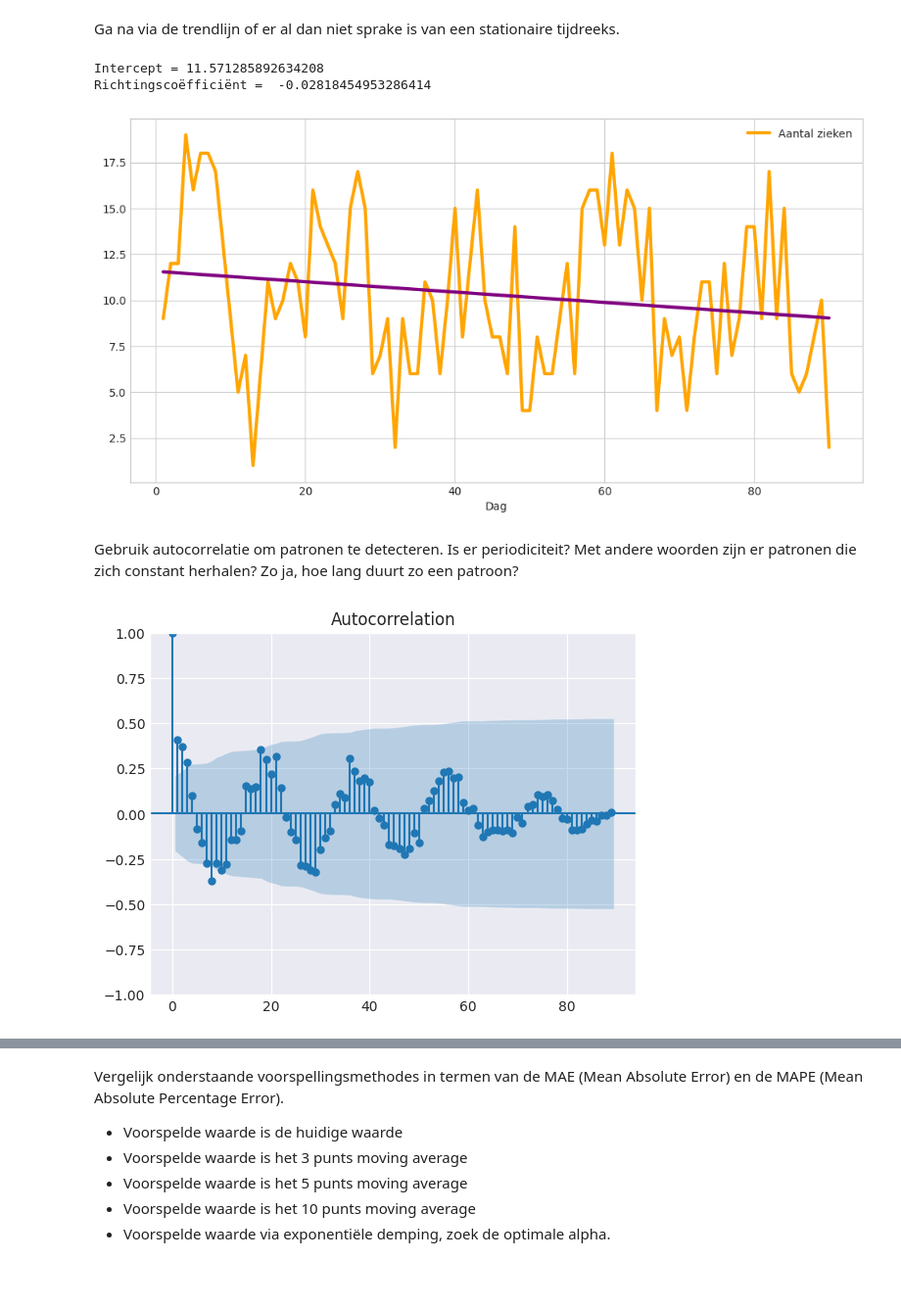
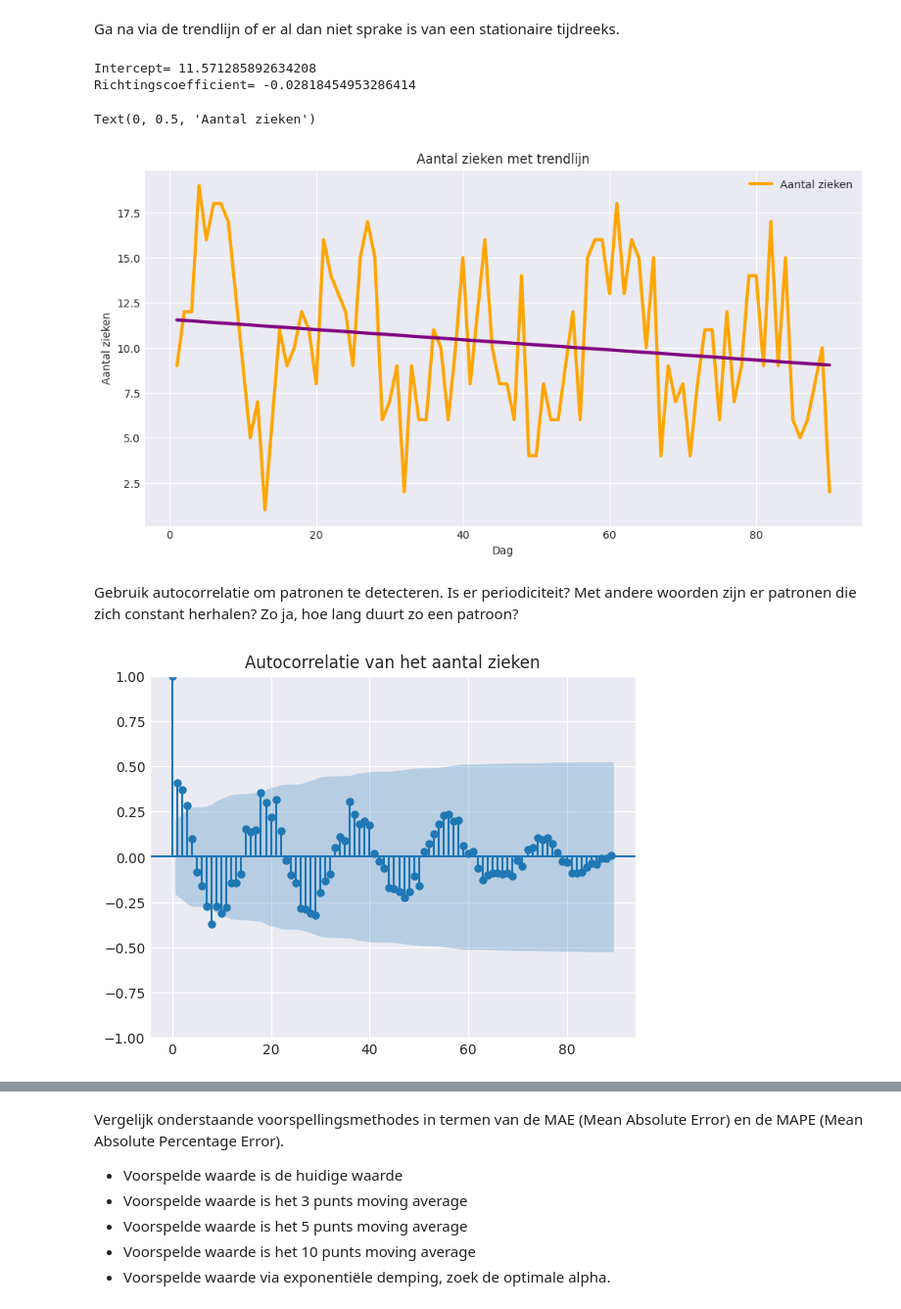
Before and after one commit to pascal-maker/Python, a Jupyter notebook: Labo_06_Stationaire_tijdsreeksen_opdracht.ipynb, the cells around one changed output, grey strips where cells are left out. Shown at 98% size. Cells and saved outputs as stored; diff of their text form; code cells hidden in the pictures; blank space fills up the shorter version.

```diff
--- a/Labo_06_Stationaire_tijdsreeksen_opdracht.ipynb
+++ b/Labo_06_Stationaire_tijdsreeksen_opdracht.ipynb
@@ -38,24 +41,27 @@ Text(0, 0.5, 'Aantal zieken')
 # %% [markdown]
 Ga na via de trendlijn of er al dan niet sprake is van een stationaire tijdreeks.
 # %%
-from sklearn import datasets,linear_model
 x = dataset.index.values
 y = dataset['Aantal zieken'].values
 regressionline = linear_model.LinearRegression()
 regressionline.fit(x.reshape(-1,1),y)
-
-print('Intercept =', regressionline.intercept_ )
-print('Richtingscoëfficiënt = ', regressionline.coef_[0])
-dataset.plot(color='orange', linewidth=3, figsize=(12,6))
+print('Intercept=',regressionline.intercept_)
+print('Richtingscoefficient=',regressionline.coef_[0])
+dataset.plot(color='orange',linewidth=3,figsize=(12,6))
 sns.lineplot(x=x,y=regressionline.predict(x.reshape(-1,1)),color='purple',linewidth=3)
-sns.set_style("darkgrid")
+plt.title("Aantal zieken met trendlijn")
+plt.xlabel("Dag")
+plt.ylabel("Aantal zieken")
 # %% [output]
-Intercept = 11.571285892634208
-Richtingscoëfficiënt =  -0.02818454953286414
+Intercept= 11.571285892634208
+Richtingscoefficient= -0.02818454953286414
+Text(0, 0.5, 'Aantal zieken')
-[figure, old version]
+[figure, new version]
 # %% [markdown]
 Gebruik autocorrelatie om patronen te detecteren. Is er periodiciteit? Met andere woorden zijn er patronen die zich constant herhalen? Zo ja, hoe lang duurt zo een patroon?
 # %%
 fig = plot_acf(dataset['Aantal zieken'],lags=len(dataset)-1)
+plt.title("Autocorrelatie van het aantal zieken")
+plt.show()
 # %% [output]
-[figure, old version]
+[figure, new version]
```
Also changed, not shown: parts of 98 cells of this notebook.
